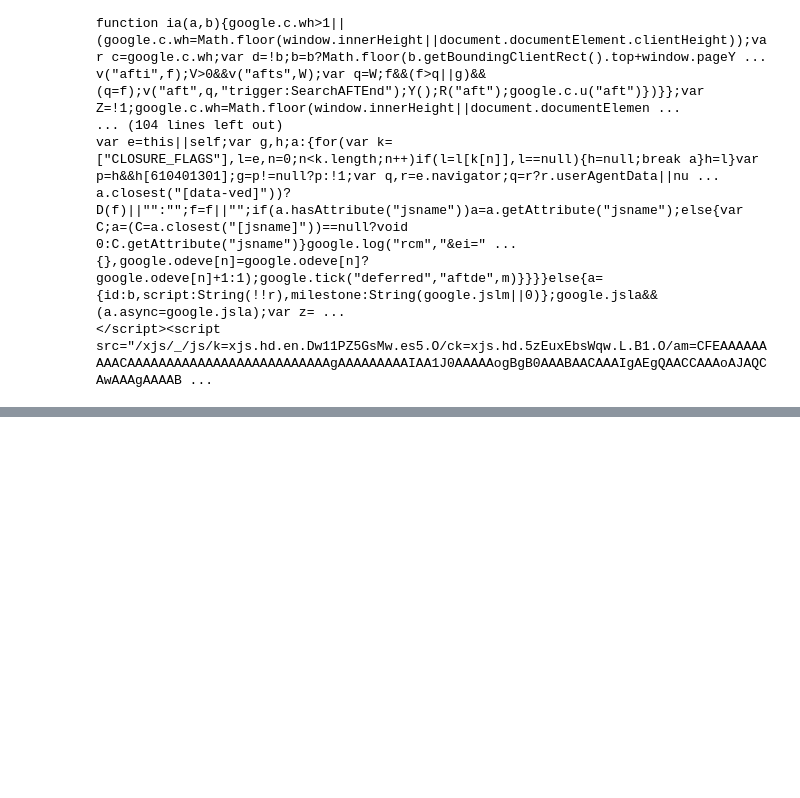
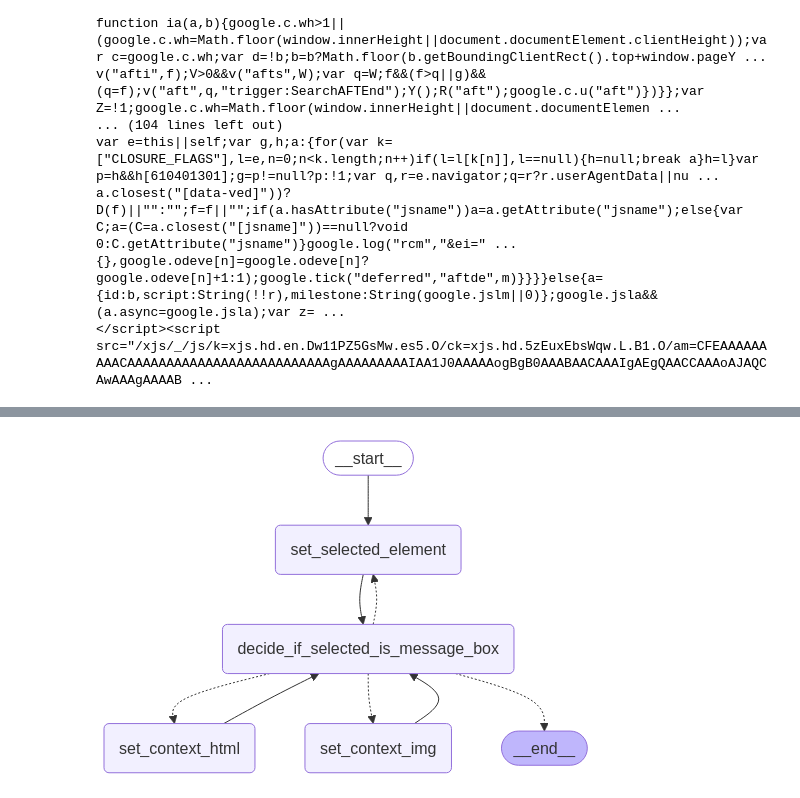
Before and after one commit to NawidT/rapid_translate, a Jupyter notebook: testing.ipynb, the cells around one changed output, grey strips where cells are left out. Cells and saved outputs as stored; diff of their text form; code cells hidden in the pictures; blank space fills up the shorter version.

Commit message:
got the agent graph

```diff
--- a/testing.ipynb
+++ b/testing.ipynb
@@ -71,0 +99,2 @@ def set_context_img(page: Page, state : RT_State):
+# %%
+chat = chat.bind_tools([set_context_html, set_context_img])
@@ -71,0 +144,20 @@ def set_context_img(page: Page, state : RT_State):
+# %%
+graph = StateGraph(RT_State)
+
+graph.add_node("set_selected_element", set_selected_element)
+graph.add_node("set_context_html", set_context_html)
+graph.add_node("set_context_img", set_context_img)
+graph.add_node("decide_if_selected_is_message_box", decide_if_selected_is_message_box)
+
+graph.add_edge(START, "set_selected_element")
+
+graph.add_edge("set_selected_element", "decide_if_selected_is_message_box")
+graph.add_edge("set_context_html", "decide_if_selected_is_message_box")
+graph.add_edge("set_context_img", "decide_if_selected_is_message_box")
+graph.add_conditional_edges(
+    "decide_if_selected_is_message_box",
+    cond_edge_is_messbox,
+)
+graph.compile()
+# %% [output]
+[figure, added]
```
Also changed, not shown: parts of 4 cells of this notebook, 1 other file.
